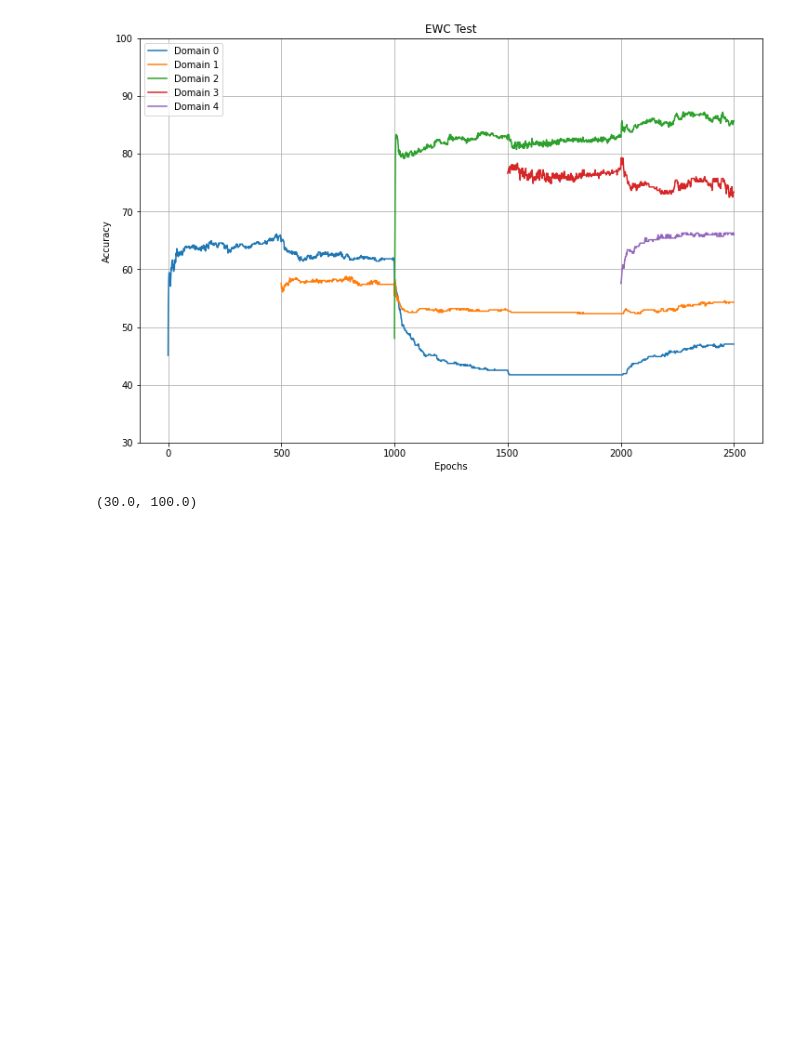
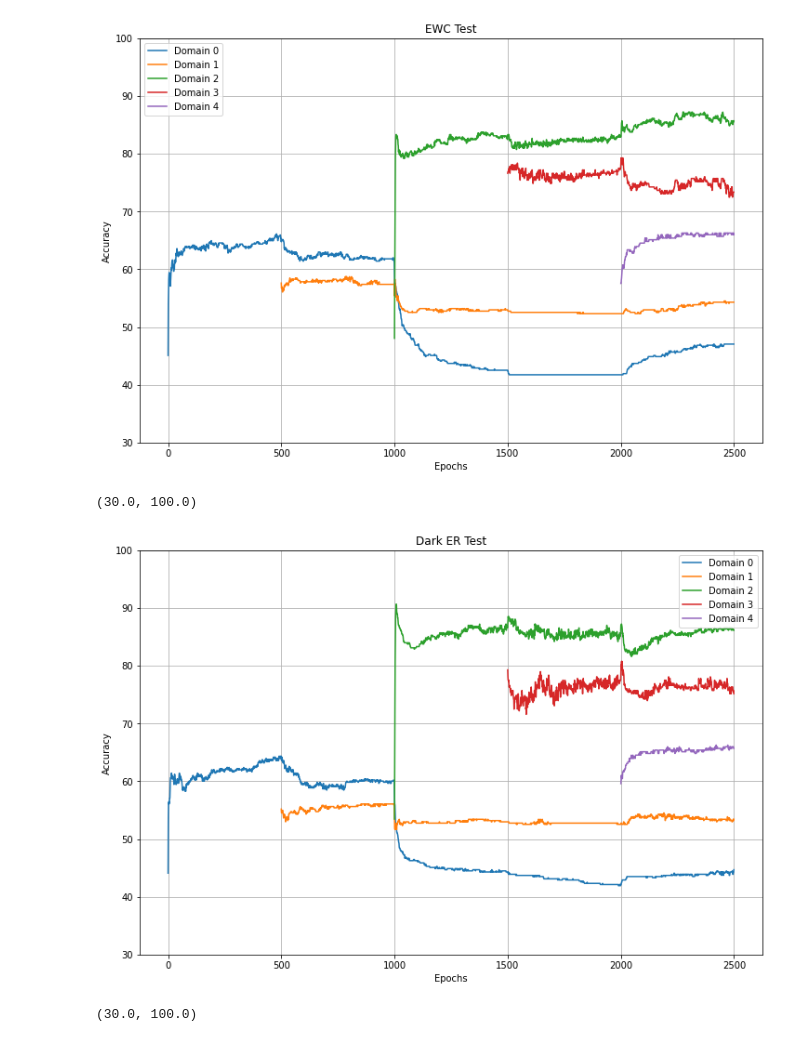
Before and after one commit to albertozurli/cl_timeseries, a Jupyter notebook: notebook/accuracy_graphs.ipynb, the cells around one changed output. Cells and saved outputs as stored; diff of their text form; code cells hidden in the pictures; blank space fills up the shorter version.

```diff
--- a/notebook/accuracy_graphs.ipynb
+++ b/notebook/accuracy_graphs.ipynb
@@ -37,6 +37,18 @@ ax.set_ylim(30,100)
 # %% [output]
 (30.0, 100.0)
 [figure]
+# %%
+der = pd.read_csv("oil_der.csv")
+der = der.drop(['Unnamed: 0'],axis=1)
+ax = der.plot(figsize=(12,8),title='Dark ER Test')
+ax.set_xlabel("Epochs")
+ax.set_ylabel("Accuracy")
+ax.xaxis.grid(True)
+ax.yaxis.grid(True)
+ax.set_ylim(30,100)
+# %% [output]
+(30.0, 100.0)
+[figure, added]
 # %%
 si = pd.read_csv("oil_si.csv")
 si = si.drop(['Unnamed: 0'],axis=1)
```
Also changed, not shown: parts of 3 cells of this notebook, 12 other files.
